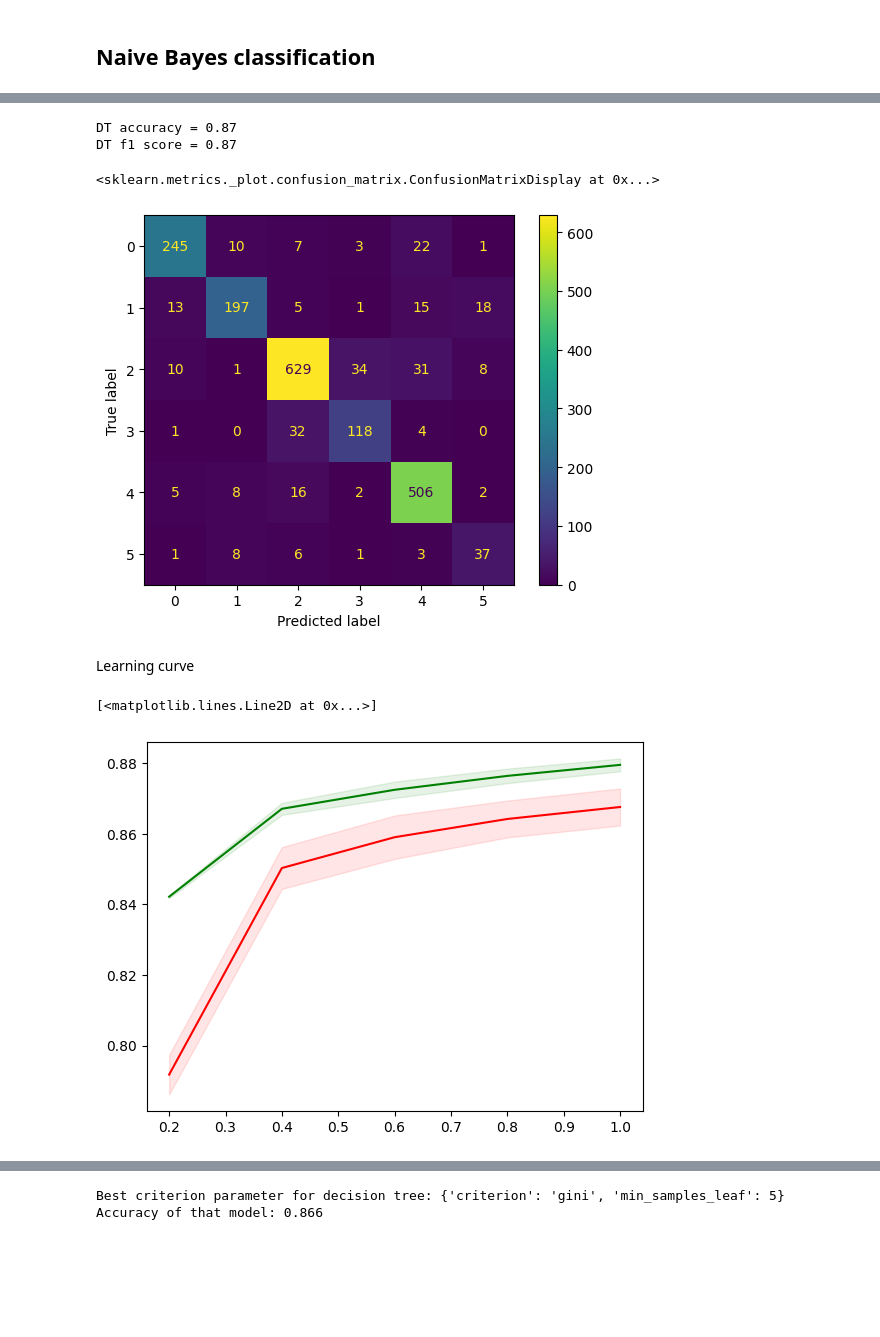
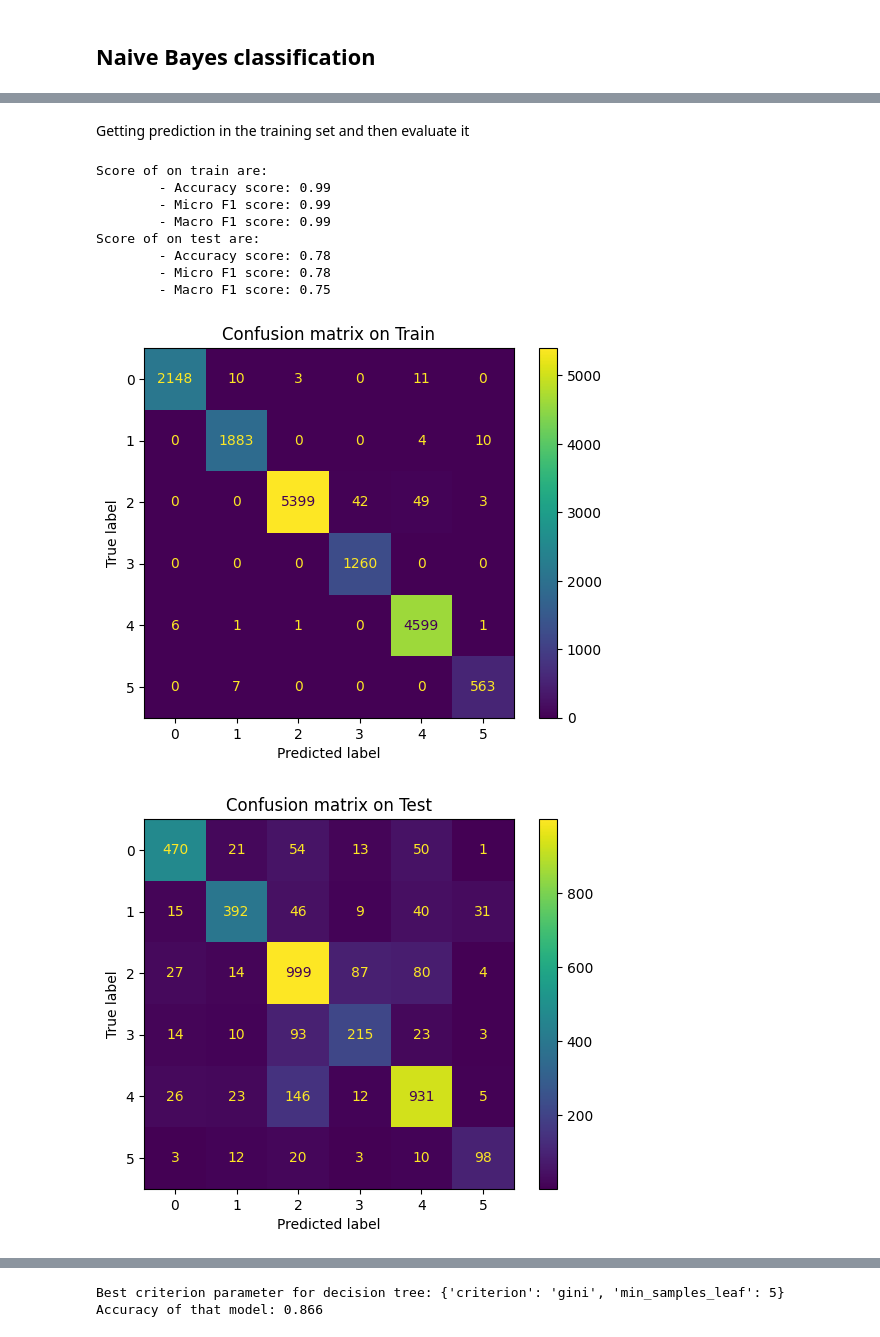
Before and after one commit to auphong2707/emotion-dectection-from-text, a Jupyter notebook: EDFT.ipynb, the cells around one changed output, grey strips where cells are left out. Saved outputs shown, nothing was run; the diff lists cells and outputs as text; code cells hidden in the pictures; blank space fills up the shorter version.

```diff
--- a/EDFT.ipynb
+++ b/EDFT.ipynb
@@ -496,31 +509,15 @@ DT f1 score = 0.88
-# %%
-y_dt_pred = DT.predict(X_test_bow)
-print("DT accuracy = {:.2f}".format(accuracy_score(y_dt_pred, y_test)))
-print("DT f1 score = {:.2f}".format(f1_score(y_dt_pred, y_test, average = 'micro')))
-cm_dt = confusion_matrix(y_dt_pred, y_test)
-ConfusionMatrixDisplay(cm_dt).plot()
-# %% [output]
-DT accuracy = 0.87
-DT f1 score = 0.87
-<sklearn.metrics._plot.confusion_matrix.ConfusionMatrixDisplay at 0x...>
-[figure, removed]
-# %% [markdown]
-Learning curve
-# %%
-train_sizes = np.linspace(0.2, 1, 5)
-_, train_score, test_score = learning_curve(DT, X_train_bow, y_train, n_jobs = -1, cv = 5,
-                                            train_sizes = train_sizes, scoring = 'accuracy')
-
-train_mean_score = np.mean(train_score, axis = 1)
-train_std_score = np.std(train_score, axis = 1)
-test_mean_score = np.mean(test_score, axis = 1)
-test_std_score = np.std(test_score, axis = 1)
-
-plt.fill_between(train_sizes, train_mean_score - train_std_score, train_mean_score + train_std_score, alpha = 0.1, color = 'g')
-plt.fill_between(train_sizes, test_mean_score - test_std_score, test_mean_score + test_std_score, alpha = 0.1, color = 'r')
-
-plt.plot(train_sizes, train_mean_score, color = 'g')
-plt.plot(train_sizes, test_mean_score, color = 'r')
-# %% [output]
-[<matplotlib.lines.Line2D at 0x...>]
-[figure, removed]
+# %% [markdown]
+Getting prediction in the training set and then evaluate it
+# %%
+evaluate_model(DT, X_train_bow, X_test_bow, y_train, y_test, include_training=True)
+# %% [output]
+Score of on train are:
+        - Accuracy score: 0.99
+        - Micro F1 score: 0.99
+        - Macro F1 score: 0.99
+Score of on test are:
+        - Accuracy score: 0.78
+        - Micro F1 score: 0.78
+        - Macro F1 score: 0.75
+[figure, added]
+[figure, added]
```
Also changed, not shown: parts of 33 cells of this notebook.
